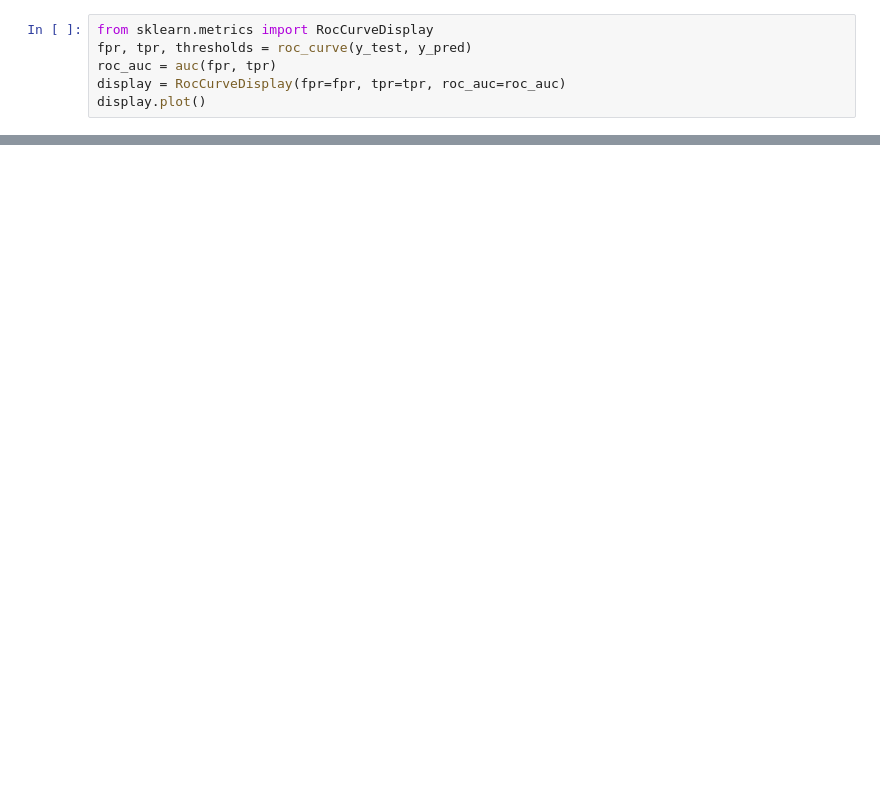
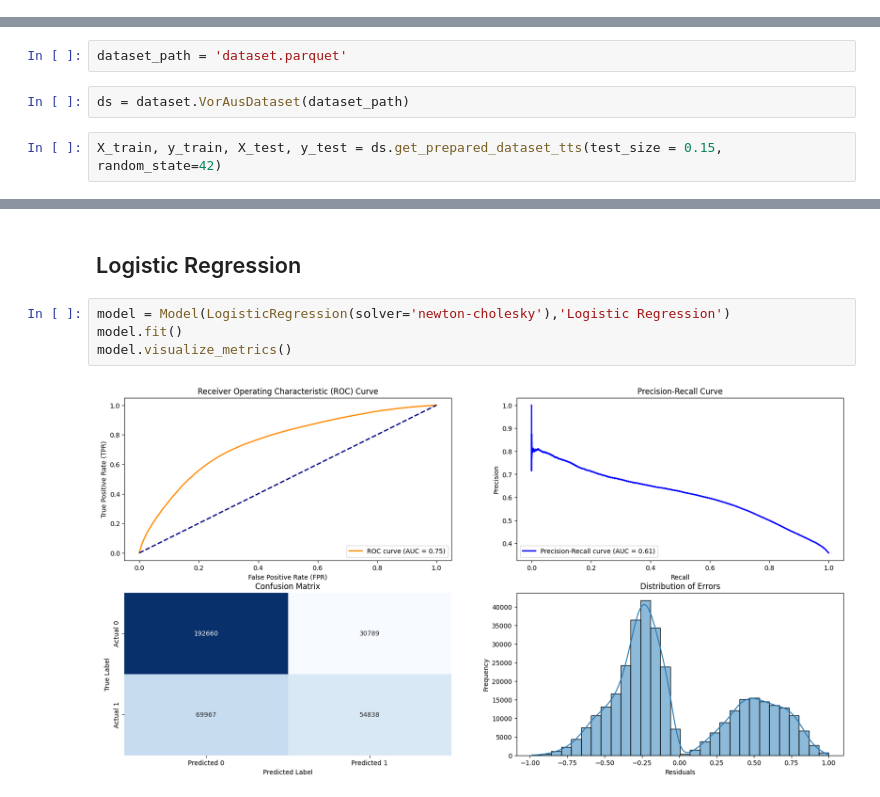
Before and after one commit to Moster2698/StatisticalLearning, a Jupyter notebook: Main.ipynb, the cells around one changed output, grey strips where cells are left out. Drawn from its saved outputs; the diff is of its cells as text; blank space fills up the shorter version.

```diff
--- a/Main.ipynb
+++ b/Main.ipynb
@@ -32,6 +0,0 @@ y_pred = dtc.predict(X_test)
-# %%
-from sklearn.metrics import RocCurveDisplay
-fpr, tpr, thresholds = roc_curve(y_test, y_pred)
-roc_auc = auc(fpr, tpr)
-display = RocCurveDisplay(fpr=fpr, tpr=tpr, roc_auc=roc_auc)
-display.plot()
@@ -50,0 +15,6 @@ clf = OneClassSVM(gamma='auto').fit(X)
+# %%
+dataset_path = 'dataset.parquet'
+# %%
+ds = dataset.VorAusDataset(dataset_path)
+# %%
+X_train, y_train, X_test, y_test = ds.get_prepared_dataset_tts(test_size = 0.15, random_state=42)
@@ -50,0 +116,8 @@ clf = OneClassSVM(gamma='auto').fit(X)
+# %% [markdown]
+## Logistic Regression
+# %%
+model = Model(LogisticRegression(solver='newton-cholesky'),'Logistic Regression')
+model.fit()
+model.visualize_metrics()
+# %% [output]
+[figure, added]
```
Also changed, not shown: parts of 44 cells of this notebook, 2 other files.
